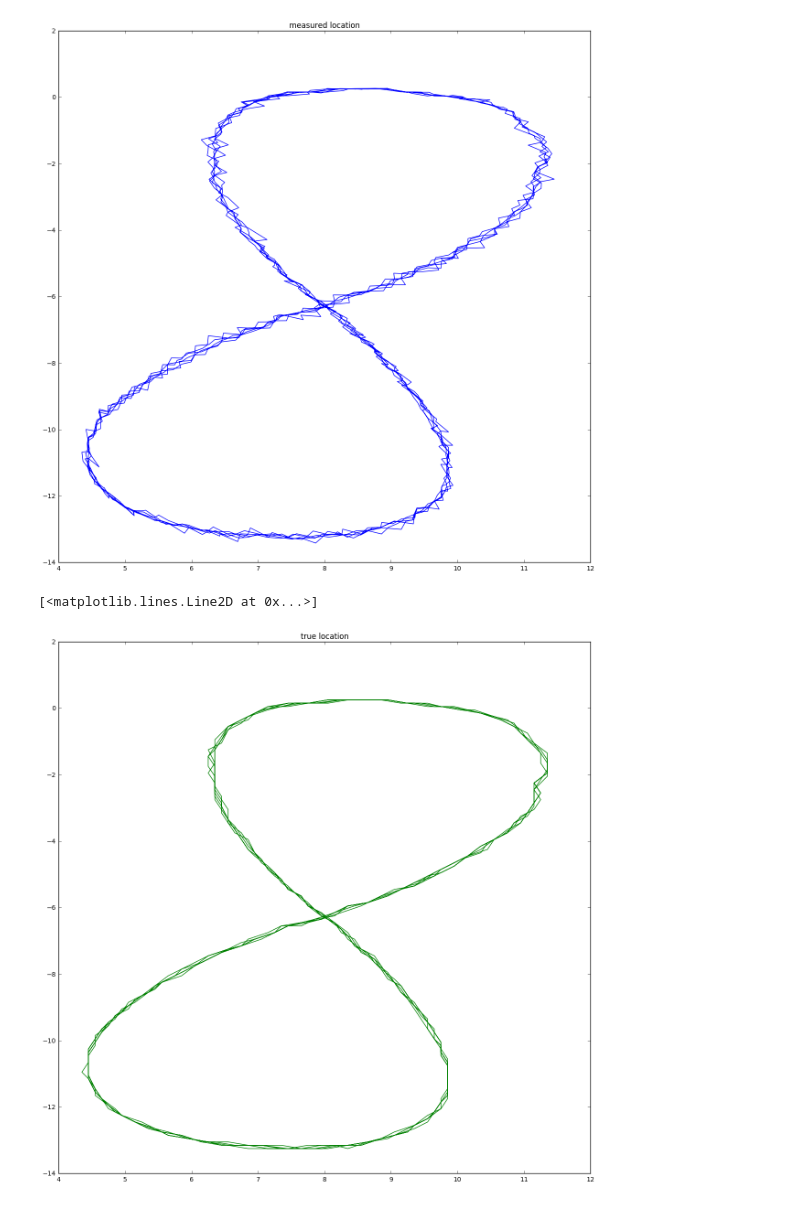
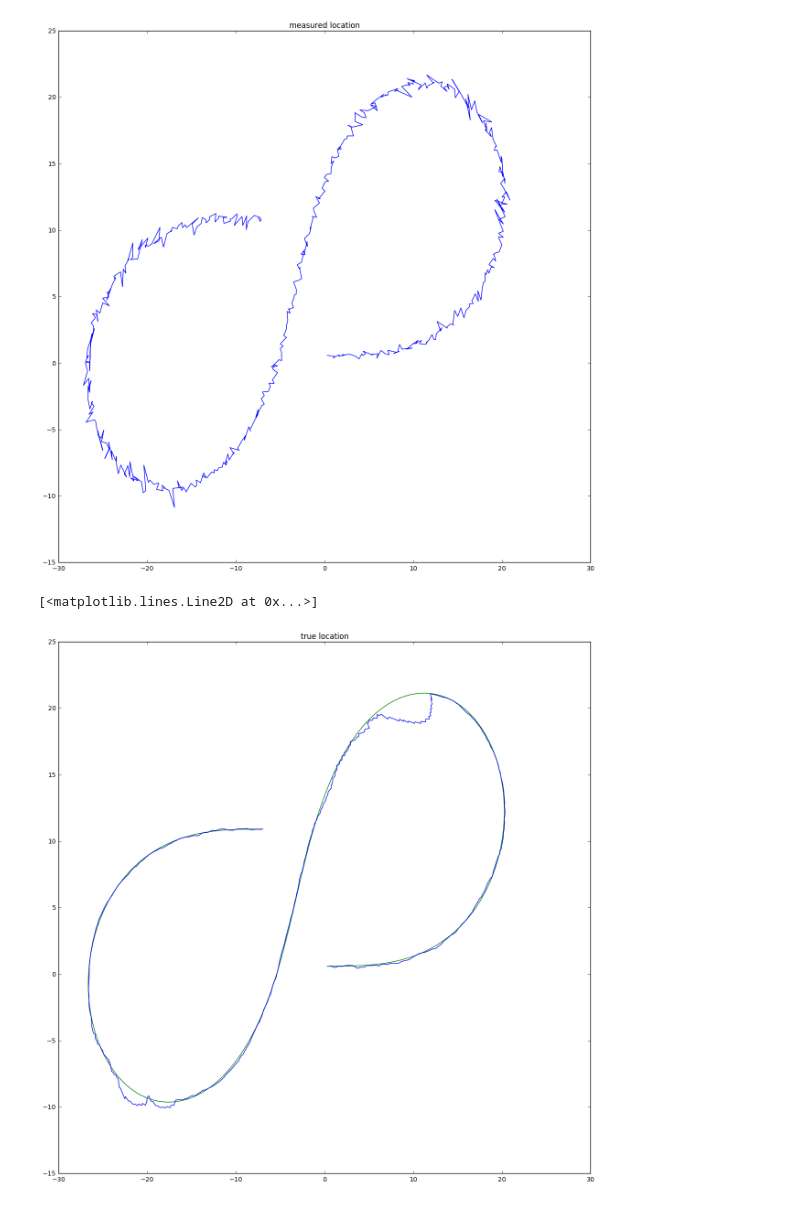
Before and after one commit to berickson/CarND-Unscented-Kalman-Filter-Project, a Jupyter notebook: analysis.ipynb, the cells around one changed output. Cells and saved outputs as stored; diff of their text form; code cells hidden in the pictures.

```diff
--- a/analysis.ipynb
+++ b/analysis.ipynb
@@ -4,7 +4,7 @@ import pandas as pd
 import matplotlib.pyplot as plt
 %matplotlib inline
 # %%
-df = pd.read_csv('output/out1.tsv',delimiter='\t')
+df = pd.read_csv('output/synthetic.tsv',delimiter='\t')
 # %%
 df
 # %% [output]
@@ -32,15 +32,16 @@ fig.set_size_inches(h=15,w=15)
 plt.title('measured location')
 plt.plot(df.px_measured, df.py_measured, color='b');
 # %% [output]
-[figure, old version]
+[figure, new version]
 # %%
 fig = plt.figure(dpi=200)
 plt.title('true location')
 fig.set_size_inches(h=15,w=15)
 plt.plot(df.px_true, df.py_true, color='g')
+plt.plot(df.px, df.py, color='b')
 # %% [output]
 [<matplotlib.lines.Line2D at 0x...>]
-[figure, old version]
+[figure, new version]
 # %%
 fig = plt.figure(dpi=200)
 plt.title('filtered location')
```
Also changed, not shown: parts of 5 cells of this notebook, 8 other files.
